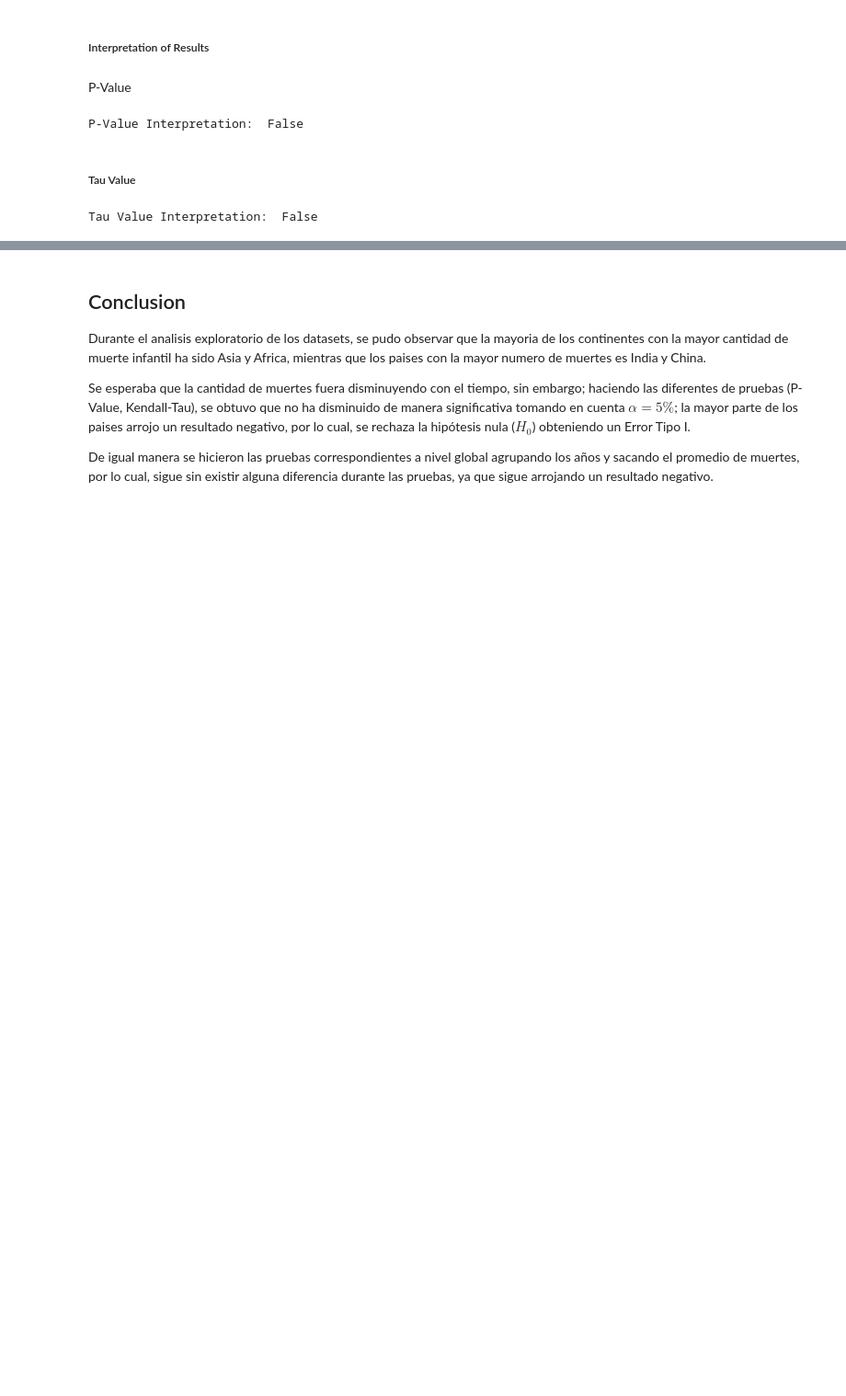
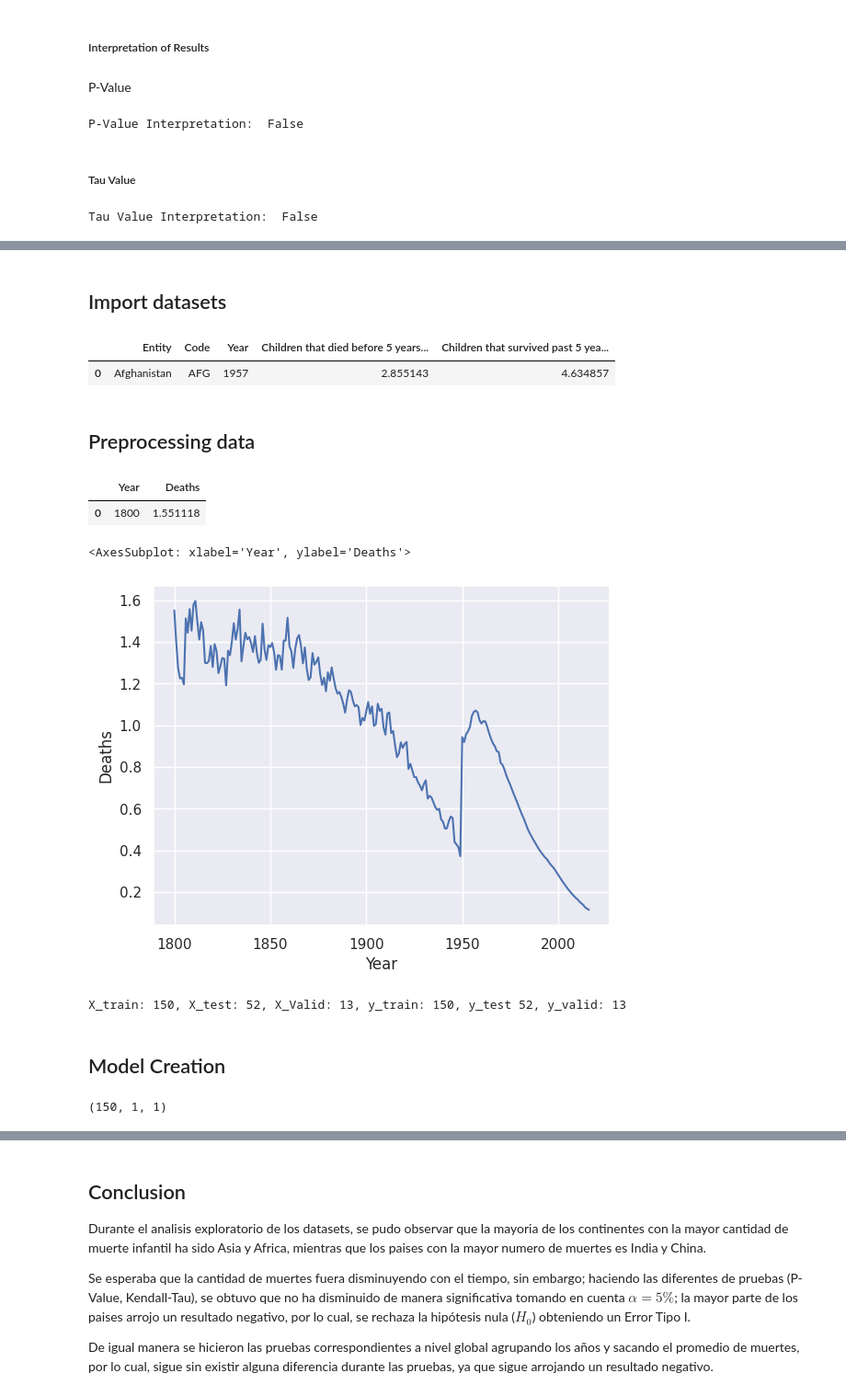
Before and after one commit to rodrigo-espino/Statsproject, a Jupyter notebook: Main_project.ipynb, the cells around one changed output, grey strips where cells are left out. Shown at 92% size. Cells and saved outputs as stored; diff of their text form; code cells hidden in the pictures; blank space fills up the shorter version.

Commit message:
Model

```diff
--- a/Main_project.ipynb
+++ b/Main_project.ipynb
@@ -512,0 +540,31 @@ Tau Value Interpretation:  False
+# %% [markdown]
+## Import datasets
+# %%
+try:
+    import common
+    DATA = common.dataDirectory()
+except ImportError:
+    DATA = Path().resolve() / 'Datasets'
+
+CHILDREN_DEAD = DATA / 'Children-woman-death-vs-survival.csv'
+# %%
+df_children_dead = pd.read_csv(CHILDREN_DEAD)
+df_children_dead.head(1)
+# %% [output]
+|  | Entity | Code | Year | Children that died before 5 years... | Children that survived past 5 yea... |
+| 0 | Afghanistan | AFG | 1957 | 2.855143 | 4.634857 |
+# %% [markdown]
+## Preprocessing data
+# %%
+df_children_dead = df_children_dead.groupby('Year')['Children that died before 5 years of age per woman (based on Gapminder (2017))'].mean().reset_index()
+# %%
+df_children_dead = df_children_dead.rename(columns={'Children that died before 5 years of age per woman (based on Gapminder (2017))': 'Deaths'})
+df_children_dead.head(1)
+# %% [output]
+|  | Year | Deaths |
+| 0 | 1800 | 1.551118 |
+# %%
+sns.lineplot(x='Year', y='Deaths', data=df_children_dead)
+# %% [output]
+<AxesSubplot: xlabel='Year', ylabel='Deaths'>
+[figure, added]
@@ -512,0 +598,7 @@ Tau Value Interpretation:  False
+# %%
+X_train, X_test, X_valid, y_train, y_test, y_valid = split_train_test_valid(X, Y)
+print(f'X_train: {len(X_train)}, X_test: {len(X_test)}, X_Valid: {len(X_valid)}, y_train: {len(y_train)}, y_test {len(y_test)}, y_valid: {len(y_valid)}')
+# %% [output]
+X_train: 150, X_test: 52, X_Valid: 13, y_train: 150, y_test 52, y_valid: 13
+# %% [markdown]
+## Model Creation
@@ -512,0 +626,9 @@ Tau Value Interpretation:  False
+# %%
+X_train = np.array(X_train).astype(np.float32)
+X_valid = np.array(X_valid).astype(np.float32)
+
+X_train = np.expand_dims(X_train, axis=-1)
+X_valid = np.expand_dims(X_valid, axis=-1)
+X_train.shape
+# %% [output]
+(150, 1, 1)
```
Also changed, not shown: parts of 16 cells of this notebook, 1 other file.
